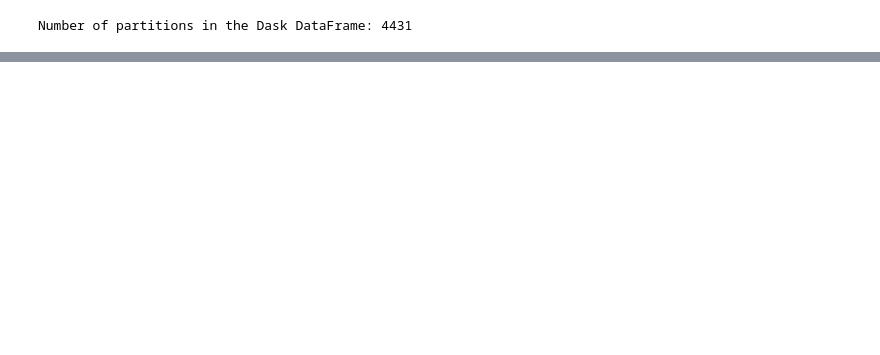
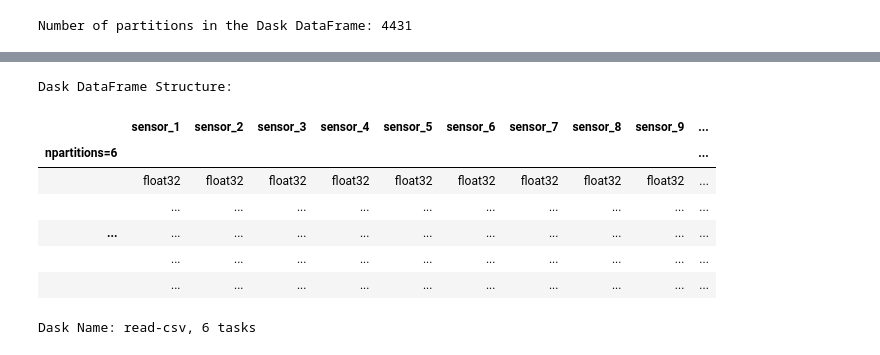
Before and after one commit to arnabbiswas1/dask_workshop, a Jupyter notebook: notebooks/dask_tutorial.ipynb, the cells around one changed output, grey strips where cells are left out. Saved outputs shown, nothing was run; the diff lists cells and outputs as text; code cells hidden in the pictures; blank space fills up the shorter version.

```diff
--- a/notebooks/dask_tutorial.ipynb
+++ b/notebooks/dask_tutorial.ipynb
@@ -165,0 +201,12 @@ Number of partitions in the Dask DataFrame: 4431
+# %%
+dd_sample_small
+# %% [output]
+Dask DataFrame Structure:
+|  | sensor_1 | sensor_2 | sensor_3 | sensor_4 | sensor_5 | sensor_6 | sensor_7 | sensor_8 | sensor_9 | ... |
+| npartitions=6 |  |  |  |  |  |  |  |  |  | ... |
+|  | float32 | float32 | float32 | float32 | float32 | float32 | float32 | float32 | float32 | ... |
+|  | ... | ... | ... | ... | ... | ... | ... | ... | ... | ... |
+| ... | ... | ... | ... | ... | ... | ... | ... | ... | ... | ... |
+|  | ... | ... | ... | ... | ... | ... | ... | ... | ... | ... |
+|  | ... | ... | ... | ... | ... | ... | ... | ... | ... | ... |
+Dask Name: read-csv, 6 tasks
```
Also changed, not shown: parts of 39 cells of this notebook.
